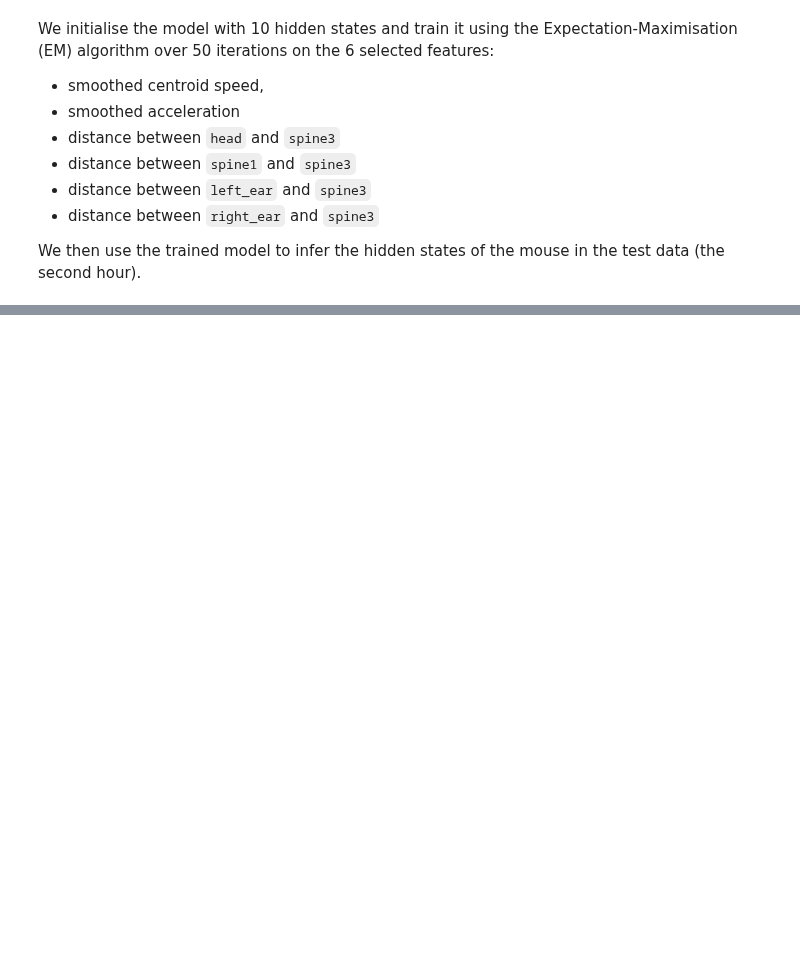
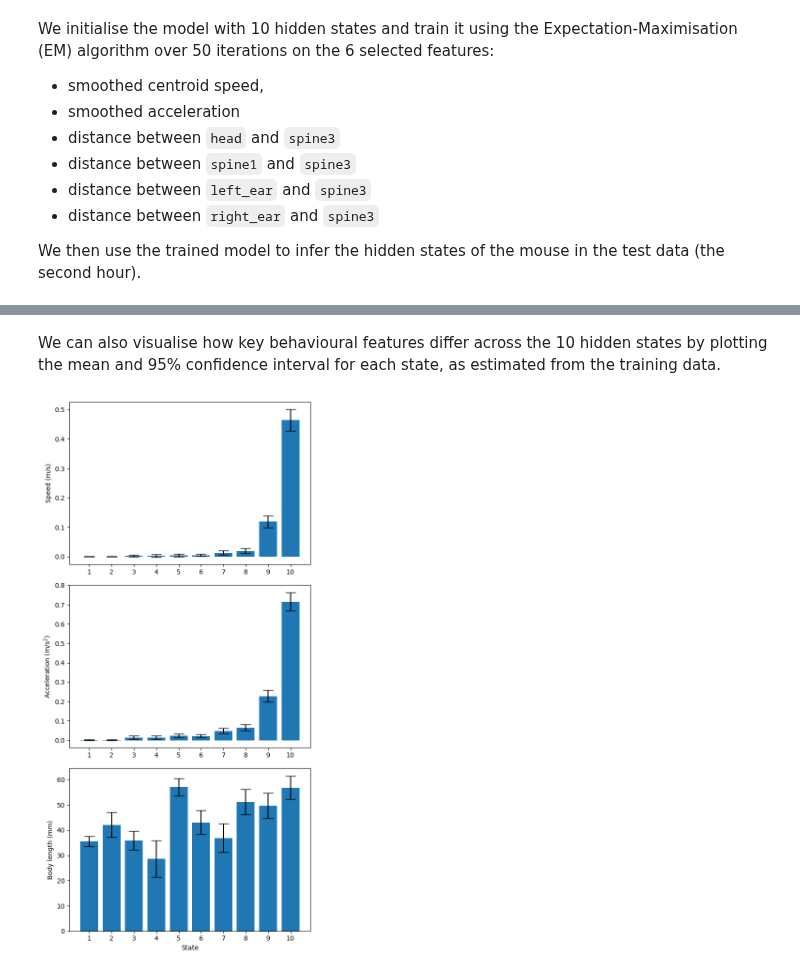
Before and after one commit to SainsburyWellcomeCentre/aeon_docs, a Jupyter notebook: src/user/how_to/hmm_example.ipynb, the cells around one changed output, grey strips where cells are left out. Cells and saved outputs as stored; diff of their text form; code cells hidden in the pictures; blank space fills up the shorter version.

```diff
--- a/src/user/how_to/hmm_example.ipynb
+++ b/src/user/how_to/hmm_example.ipynb
@@ -299,0 +219,26 @@ Below is the transition matrix of the model, fit from the training data.
+# %% [markdown]
+We can also visualise how key behavioural features differ across the 10 hidden states by plotting the mean and 95% confidence interval for each state, as estimated from the training data.
+# %%
+# Define feature labels
+features = ["Speed (m/s)", "Acceleration (m/s$^2$)", "Body length (mm)"]
+scale = 2e-3  # Scale for speed and acceleration
+n_features = len(features)
+n_state = mouse_hmm.n_state
+params = mouse_hmm.parameters
+fig, axs = plt.subplots(n_features, 1, figsize=(6, 12))
+for i in range(n_features):
+    if i > 1:
+        scale = 2  # Body length is in mm, no scaling needed
+    axs[i].bar(
+        range(n_state),
+        params[0][i] * scale,
+        yerr=1.65 * (params[1][i] ** 0.5) * scale,  # 95% CI = ±1.65*std
+        capsize=8,  # Size of error bar caps
+    )
+    axs[i].set_xticks(range(0, n_state), [str(j + 1) for j in range(n_state)])
+    axs[i].set_ylabel(features[i])
+axs[2].set_xlabel("State")
+plt.tight_layout()
+plt.show()
+# %% [output]
+[figure, added]
```
Also changed, not shown: parts of 18 cells of this notebook, 2 other files.
